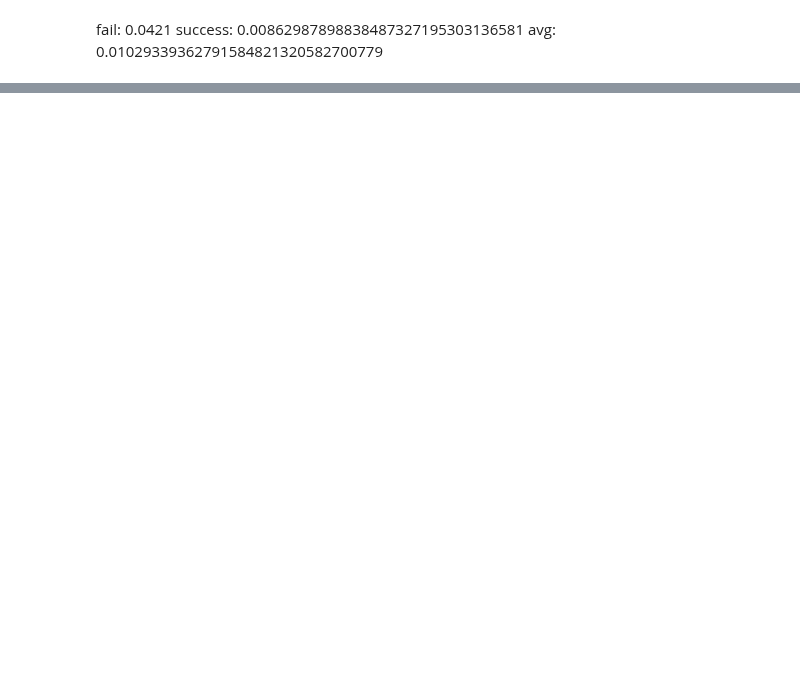
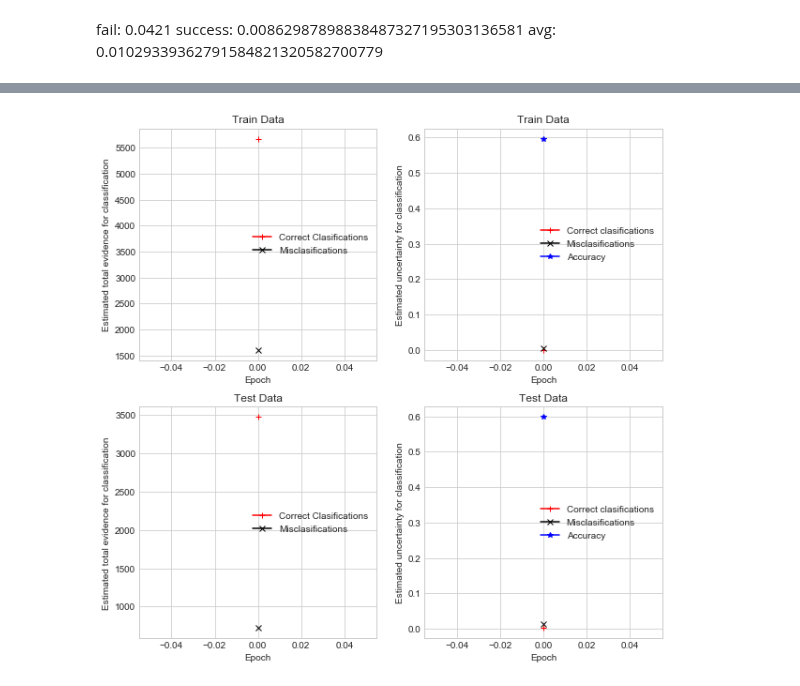
Before and after one commit to SanityLacking/BrevisNet, a Jupyter notebook: notebooks/Uncertainty version 2.ipynb, the cells around one changed output, grey strips where cells are left out. Cells and saved outputs as stored; diff of their text form; code cells hidden in the pictures; blank space fills up the shorter version.

```diff
--- a/notebooks/Uncertainty version 2.ipynb
+++ b/notebooks/Uncertainty version 2.ipynb
@@ -365,3 +647,10 @@ KeyboardInterrupt:
+# %%
+train_acc1 =0.5948
+test_acc1 = 0.5976
+train_ev_s =5668.0684
+train_ev_f =1607.4797
+test_ev_s =3471.1299
+test_ev_f =722.8594
 # %%
 def draw_EDL_results(train_acc1, train_ev_s, train_ev_f, test_acc1, test_ev_s, test_ev_f):
     # calculate uncertainty for training and testing data for correctly and misclassified samples
@@ -406,3 +695,13 @@ def draw_EDL_results(train_acc1, train_ev_s, train_ev_f, test_acc1, test_ev_s, t
     axs[1,1].legend(['Correct clasifications','Misclasifications', 'Accuracy'])
 
     plt.show()
+# %%
+train_acc1 =0.5948
+test_acc1 = 0.5976
+train_ev_s =5668.0684
+train_ev_f =1607.4797
+test_ev_s =3471.1299
+test_ev_f =722.8594
+draw_EDL_results(train_acc1, train_ev_s, train_ev_f, test_acc1, test_ev_s, test_ev_f)
+# %% [output]
+[figure, added]
```
Also changed, not shown: parts of 19 cells of this notebook, 9 other files.
